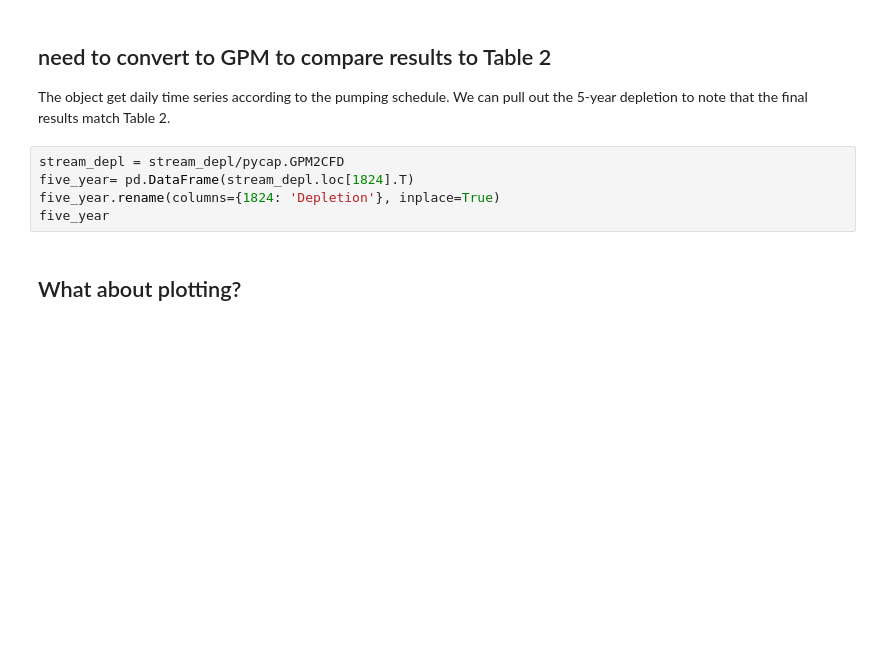
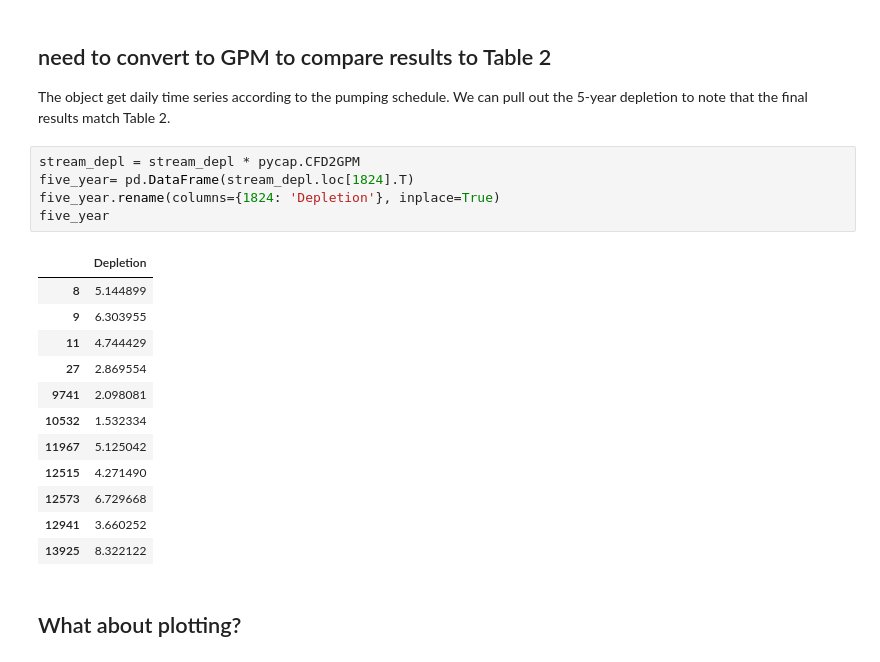
Before and after one commit to mnfienen/pycap, a Jupyter notebook: source/examples/WellClass_Demonstration.ipynb, the cells around one changed output. Saved outputs shown, nothing was run; the diff lists cells and outputs as text; blank space fills up the shorter version.

```diff
--- a/source/examples/WellClass_Demonstration.ipynb
+++ b/source/examples/WellClass_Demonstration.ipynb
@@ -102,10 +131,23 @@ The object get daily time series according to the
 pumping schedule.  We can pull out the 5-year depletion
 to note that the final results match Table 2.
 # %%
-stream_depl = stream_depl/pycap.GPM2CFD
+stream_depl = stream_depl * pycap.CFD2GPM
 five_year= pd.DataFrame(stream_depl.loc[1824].T)
 five_year.rename(columns={1824: 'Depletion'}, inplace=True)
 five_year
+# %% [output]
+|  | Depletion |
+| 8 | 5.144899 |
+| 9 | 6.303955 |
+| 11 | 4.744429 |
+| 27 | 2.869554 |
+| 9741 | 2.098081 |
+| 10532 | 1.532334 |
+| 11967 | 5.125042 |
+| 12515 | 4.271490 |
+| 12573 | 6.729668 |
+| 12941 | 3.660252 |
+| 13925 | 8.322122 |
 # %% [markdown]
 ## What about plotting?
 # %%
```
Also changed, not shown: parts of 20 cells of this notebook, 4 other files.
